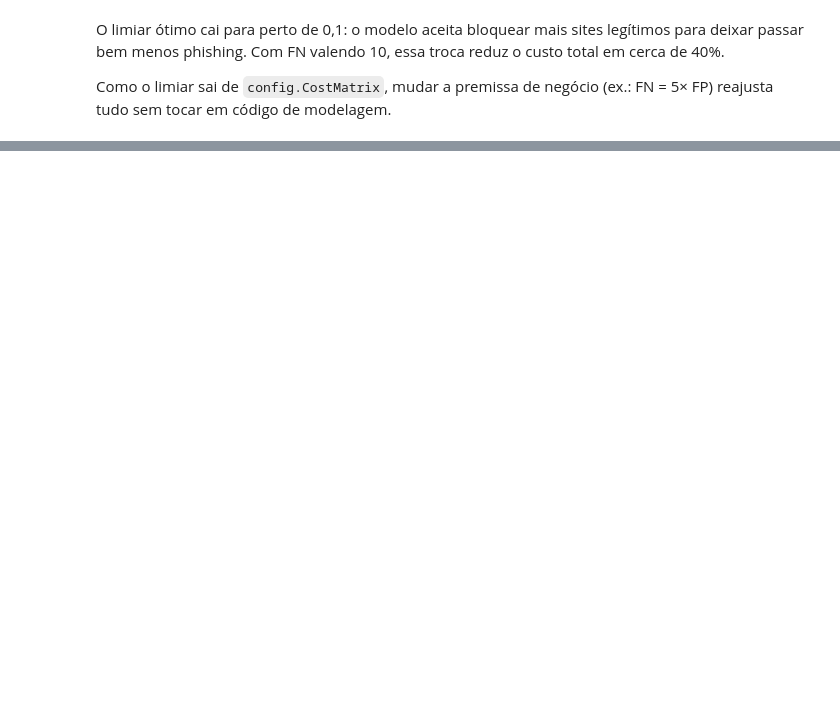
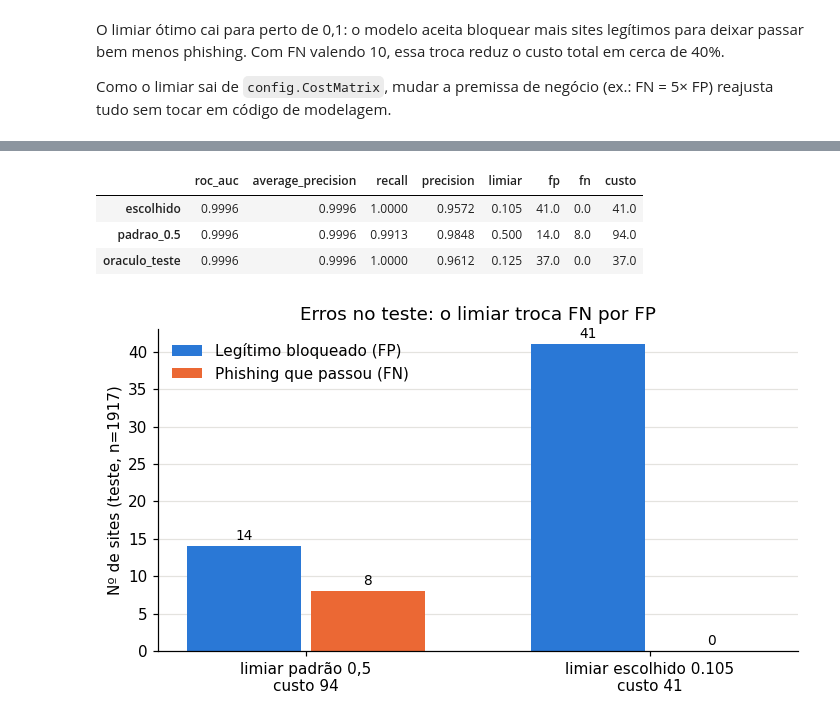
Before and after one commit to IsaqueCosta1/Phishing_Detector, a Jupyter notebook: notebooks/02_modelagem_e_avaliacao.ipynb, the cells around one changed output, grey strips where cells are left out. Drawn from its saved outputs; the diff is of its cells as text; code cells hidden in the pictures; blank space fills up the shorter version.

```diff
--- a/notebooks/02_modelagem_e_avaliacao.ipynb
+++ b/notebooks/02_modelagem_e_avaliacao.ipynb
@@ -89,0 +208,29 @@ Como o limiar sai de `config.CostMatrix`, mudar a premissa de negócio
+# %%
+modelo_final, teste = train.final_evaluation(X_tr, y_tr, X_te, y_te, limiar)
+pd.DataFrame(teste).T.round(4)
+# %% [output]
+|  | roc_auc | average_precision | recall | precision | limiar | fp | fn | custo |
+| escolhido | 0.9996 | 0.9996 | 1.0000 | 0.9572 | 0.105 | 41.0 | 0.0 | 41.0 |
+| padrao_0.5 | 0.9996 | 0.9996 | 0.9913 | 0.9848 | 0.500 | 14.0 | 8.0 | 94.0 |
+| oraculo_teste | 0.9996 | 0.9996 | 1.0000 | 0.9612 | 0.125 | 37.0 | 0.0 | 37.0 |
+# %%
+cenarios = {"limiar padrão 0,5": teste["padrao_0.5"],
+            f"limiar escolhido {limiar:.3f}": teste["escolhido"]}
+erros = [("fp", "Legítimo bloqueado (FP)", AZUL),
+         ("fn", "Phishing que passou (FN)", LARANJA)]
+
+x = np.arange(len(cenarios))
+largura = 0.36
+fig, ax = plt.subplots(figsize=(7.5, 3.8))
+for i, (chave, rotulo, cor) in enumerate(erros):
+    barras = ax.bar(x + (i - 0.5) * largura, [c[chave] for c in cenarios.values()],
+                    width=largura - 0.03, color=cor, label=rotulo)
+    ax.bar_label(barras, fontsize=9, padding=2)
+ax.set_xticks(x, [f"{nome}\ncusto {c['custo']:.0f}" for nome, c in cenarios.items()])
+ax.set(ylabel=f"Nº de sites (teste, n={len(y_te)})",
+       title="Erros no teste: o limiar troca FN por FP")
+ax.grid(axis="x", visible=False)
+ax.legend(frameon=False)
+plt.show()
+# %% [output]
+[figure, added]
```
Also changed, not shown: parts of 15 cells of this notebook, 1 other file.
